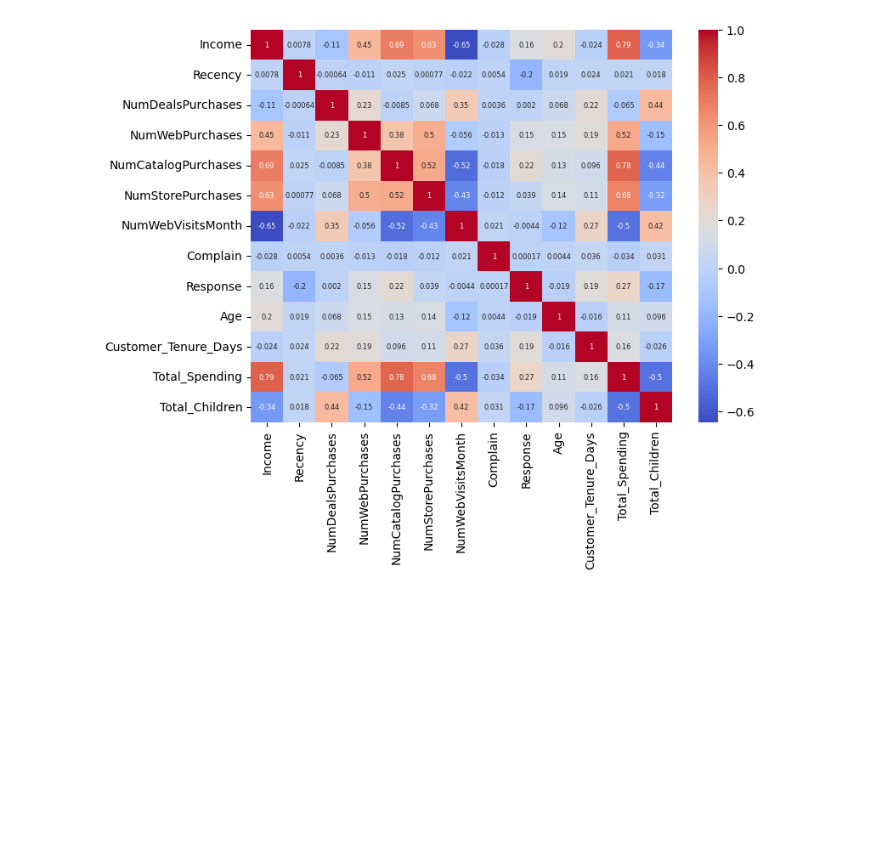
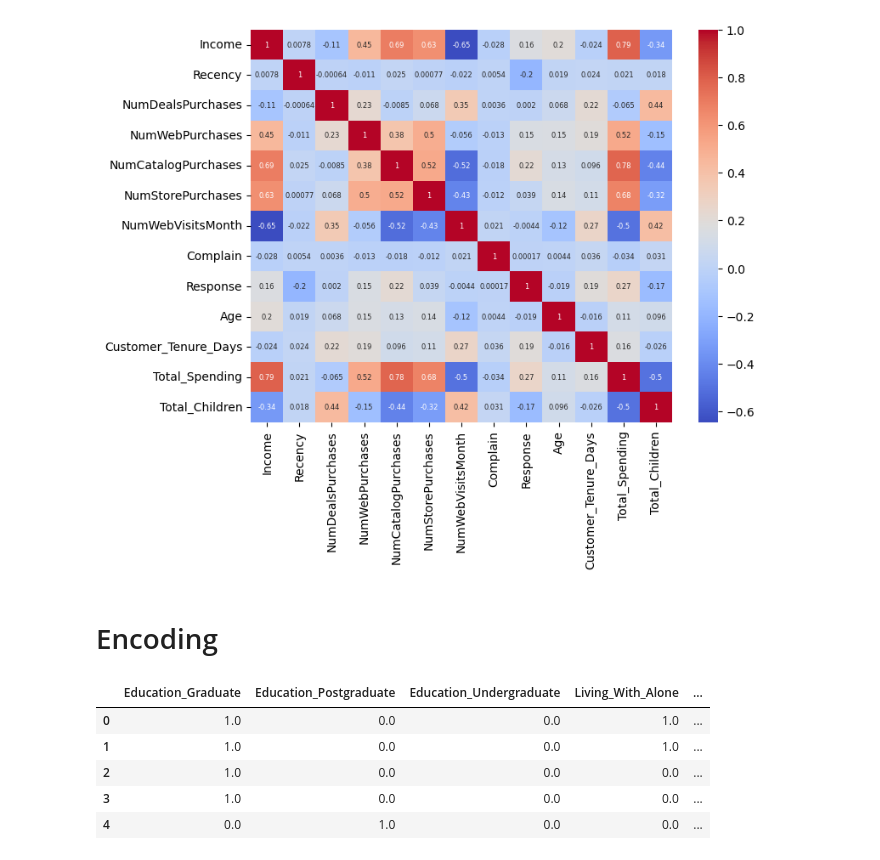
Before and after one commit to SyedMaaz786/AI_ML_Learning, a Jupyter notebook: 5-Unsupervised_Learning/minor_project-1.ipynb, the cells around one changed output. Saved outputs shown, nothing was run; the diff lists cells and outputs as text; code cells hidden in the pictures; blank space fills up the shorter version.

```diff
--- a/5-Unsupervised_Learning/minor_project-1.ipynb
+++ b/5-Unsupervised_Learning/minor_project-1.ipynb
@@ -249,3 +249,5 @@ sns.heatmap(
 # %% [output]
 <Axes: >
 [figure]
+# %% [markdown]
+# Encoding
@@ -251,0 +266,9 @@ sns.heatmap(
+# %%
+enc_df.head()
+# %% [output]
+|  | Education_Graduate | Education_Postgraduate | Education_Undergraduate | Living_With_Alone | ... |
+| 0 | 1.0 | 0.0 | 0.0 | 1.0 | ... |
+| 1 | 1.0 | 0.0 | 0.0 | 1.0 | ... |
+| 2 | 1.0 | 0.0 | 0.0 | 0.0 | ... |
+| 3 | 1.0 | 0.0 | 0.0 | 0.0 | ... |
+| 4 | 0.0 | 1.0 | 0.0 | 0.0 | ... |
```
Also changed, not shown: parts of 10 cells of this notebook, 1 other file.
